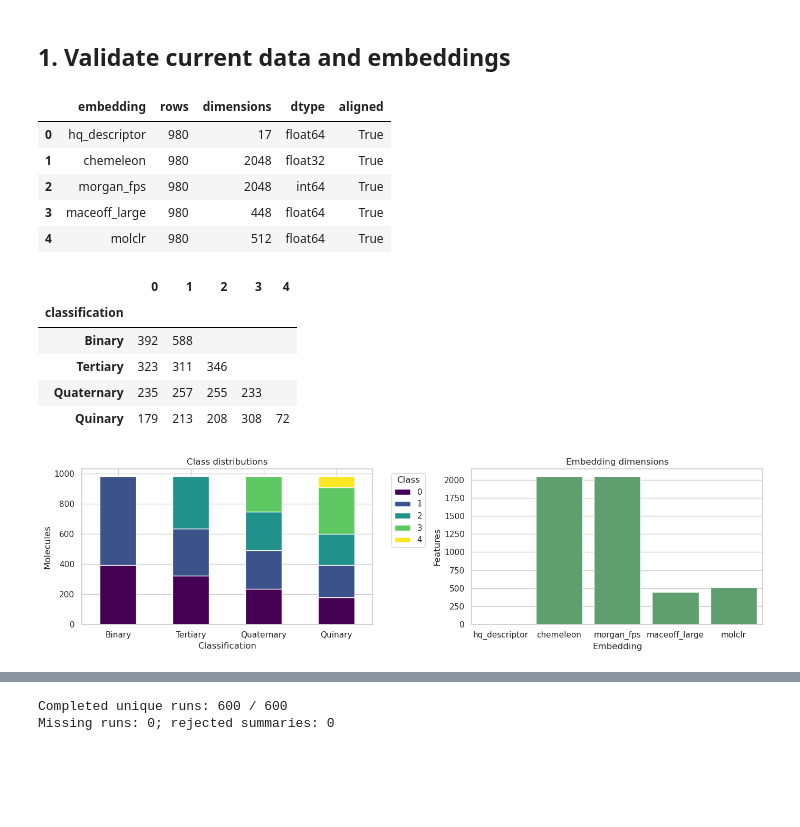
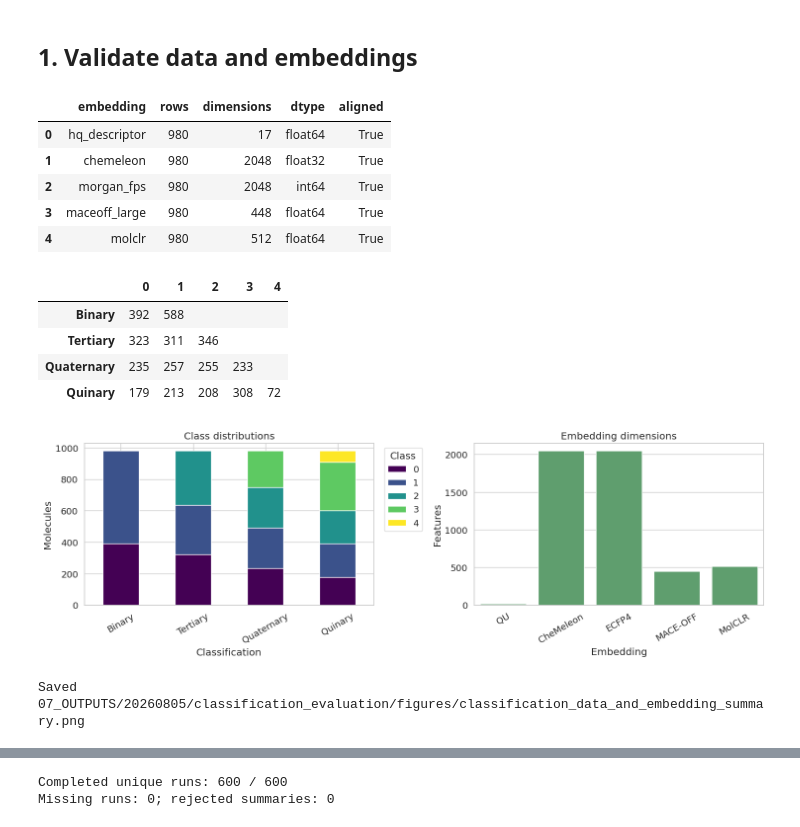
Before and after one commit to CABackman/fm-4-em, a Jupyter notebook: 08_CLASSIFICATION/02_IS_classification_evaluation.ipynb, the cells around one changed output, grey strips where cells are left out. Saved outputs shown, nothing was run; the diff lists cells and outputs as text; code cells hidden in the pictures; blank space fills up the shorter version.

Commit message:
refactored data analysis pipelines

```diff
--- a/08_CLASSIFICATION/02_IS_classification_evaluation.ipynb
+++ b/08_CLASSIFICATION/02_IS_classification_evaluation.ipynb
@@ -44,36 +118,39 @@ Results: /home/andre/01_FOUNDATION_MODELS/07_OUTPUTS/20260805/IS_classification
 # %% [markdown]
-## 1. Validate current data and embeddings
+## 1. Validate data and embeddings
 # %%
 classification_df = pd.read_csv(DATASET_PATH)
 missing_targets = set(CLASSIFICATIONS).difference(classification_df.columns)
 if missing_targets:
-    raise KeyError(f'Missing classification columns: {sorted(missing_targets)}')
+    raise KeyError(f"Missing classification columns: {sorted(missing_targets)}")
 
-embedding_rows = []
-embedding_paths = {}
-for embedding in EMBEDDINGS:
-    path = EMBEDDINGS_DIR / f'{embedding}_embeddings.npy'
-    matrix = np.load(path, mmap_mode='r')
-    embedding_paths[embedding] = path
-    embedding_rows.append({
-        'embedding': embedding, 'rows': matrix.shape[0],
-        'dimensions': matrix.shape[1] if matrix.ndim == 2 else np.nan,
-        'dtype': str(matrix.dtype), 'aligned': matrix.shape[0] == len(classification_df),
-    })
-embedding_summary = pd.DataFrame(embedding_rows)
-if not embedding_summary['aligned'].all():
-    raise ValueError('At least one embedding is not aligned with the dataset.')
+embedding_paths = {
+    embedding: EMBEDDINGS_DIR / f"{embedding}_embeddings.npy"
+    for embedding in EMBEDDINGS
+}
+embedding_summary = pd.DataFrame([
+    {
+        "embedding": embedding,
+        "rows": matrix.shape[0],
+        "dimensions": matrix.shape[1] if matrix.ndim == 2 else np.nan,
+        "dtype": str(matrix.dtype),
+        "aligned": matrix.shape[0] == len(classification_df),
+    }
+    for embedding, path in embedding_paths.items()
+    for matrix in [np.load(path, mmap_mode="r")]
+])
+if not embedding_summary["aligned"].all():
+    raise ValueError("At least one embedding is not aligned with the dataset")
 
 class_counts = pd.concat(
-    [classification_df[name].value_counts().sort_index().rename(name) for name in CLASSIFICATIONS],
+    [
+        classification_df[name].value_counts().sort_index().rename(name)
+        for name in CLASSIFICATIONS
+    ],
     axis=1,
-).T
-# rename binary, tertiary etc to Binary, Tertiary etc for better readability in plots
-class_counts['classification'] = class_counts.index.str.capitalize()
-class_counts = class_counts.set_index('classification')
+).T.rename(index=CLASSIFICATION_LABELS)
 
 display(embedding_summary)
-display(class_counts.style.format('{:.0f}', na_rep=''))
+display(class_counts.style.format("{:.0f}", na_rep=""))
 # %% [output]
 |  | embedding | rows | dimensions | dtype | aligned |
 | 0 | hq_descriptor | 980 | 17 | float64 | True |
@@ -82,21 +159,32 @@ display(class_counts.style.format('{:.0f}', na_rep=''))
 | 3 | maceoff_large | 980 | 448 | float64 | True |
 | 4 | molclr | 980 | 512 | float64 | True |
 |  | 0 | 1 | 2 | 3 | 4 |
-| classification |  |  |  |  |  |
 | Binary | 392 | 588 |  |  |  |
 | Tertiary | 323 | 311 | 346 |  |  |
 | Quaternary | 235 | 257 | 255 | 233 |  |
 | Quinary | 179 | 213 | 208 | 308 | 72 |
 # %%
-fig, axes = plt.subplots(1, 2, figsize=(14, 4))
-class_counts.plot(kind='bar', stacked=True, ax=axes[0], colormap='viridis')
-axes[0].set(title='Class distributions', xlabel='Classification', ylabel='Molecules')
-axes[0].tick_params(axis='x', rotation=0)
-axes[0].legend(title='Class', bbox_to_anchor=(1.05, 1))
+plot_embedding_summary = embedding_summary.replace({"embedding": EMBEDDING_LABELS})
+fig, axes = plt.subplots(1, 2, figsize=(15, 5))
 
-sns.barplot(data=embedding_summary, x='embedding', y='dimensions', ax=axes[1], color='#55A868')
-axes[1].set(title='Embedding dimensions', xlabel='Embedding', ylabel='Features')
-axes[1].tick_params(axis='x', rotation=0)
-plt.tight_layout(); plt.show()
+class_counts.plot(kind="bar", stacked=True, ax=axes[0], colormap="viridis")
+axes[0].set(title="Class distributions", xlabel="Classification", ylabel="Molecules")
+axes[0].tick_params(axis="x", rotation=30)
+axes[0].legend(title="Class", bbox_to_anchor=(1.02, 1))
+
+sns.barplot(
+    data=plot_embedding_summary,
+    x="embedding",
+    y="dimensions",
+    order=[EMBEDDING_LABELS[name] for name in EMBEDDINGS],
+    color="#55A868",
+    ax=axes[1],
+)
+axes[1].set(title="Embedding dimensions", xlabel="Embedding", ylabel="Features")
+axes[1].tick_params(axis="x", rotation=30)
+
+fig.tight_layout()
+save_figure(fig, "classification_data_and_embedding_summary.png");
 # %% [output]
-[figure, old version]
+[figure, new version]
+Saved 07_OUTPUTS/20260805/classification_evaluation/figures/classification_data_and_embedding_summary.png
```
Also changed, not shown: parts of 22 cells of this notebook, 20 other files.
